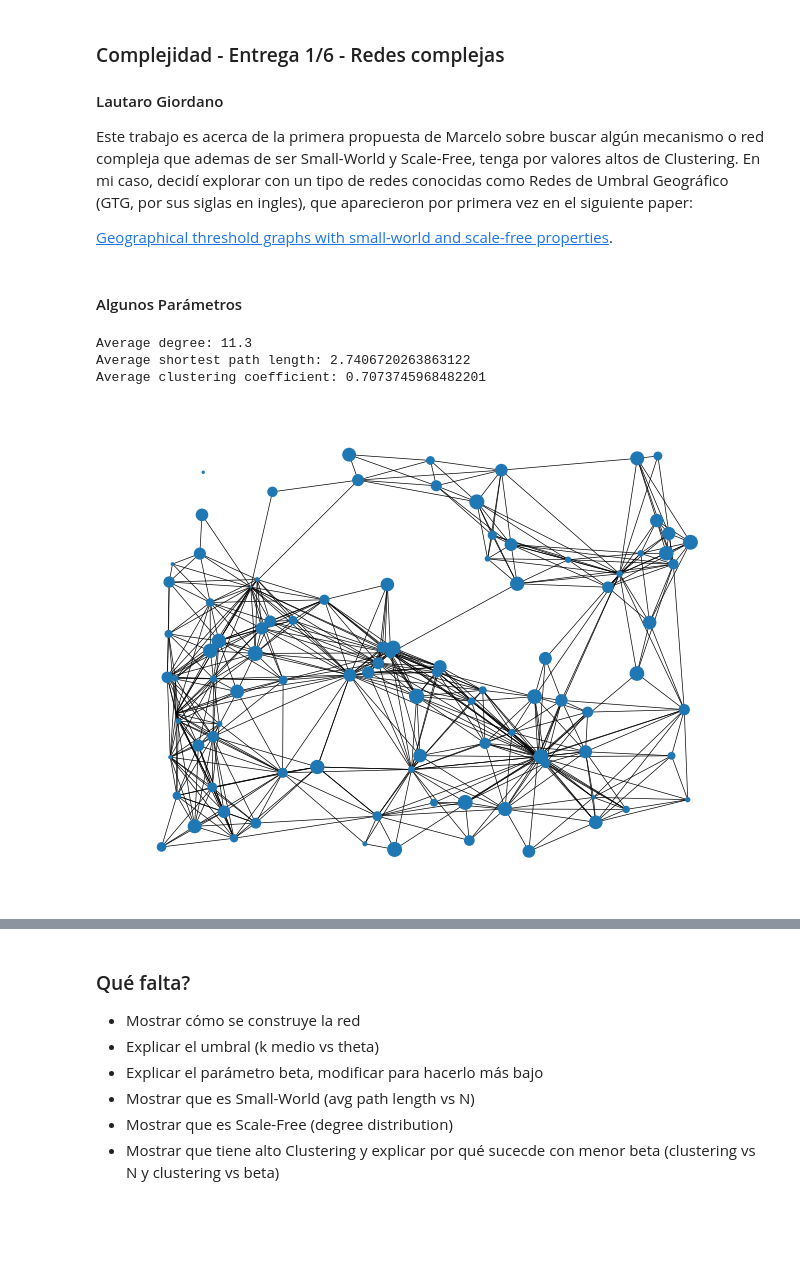
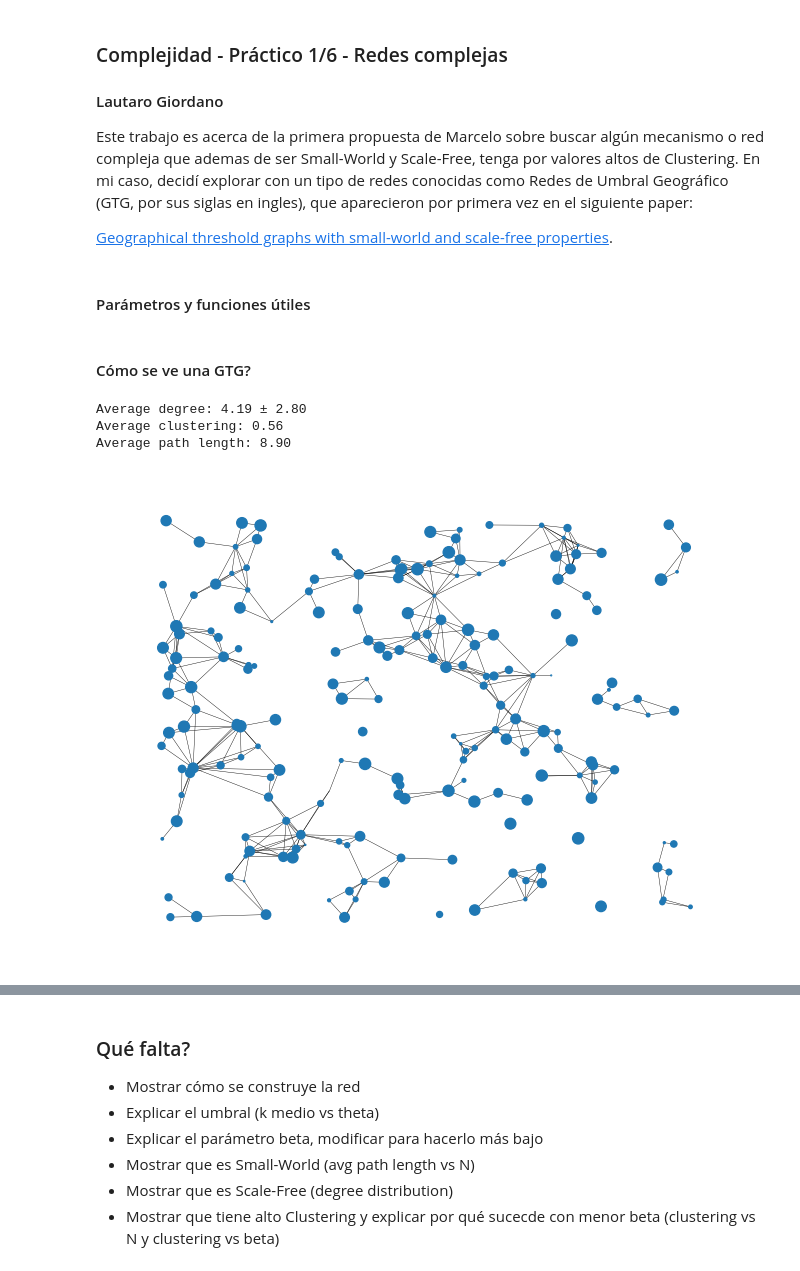
Before and after one commit to lautarogiordano/practicas-complejidad, a Jupyter notebook: p1-redes/redes.ipynb, the cells around one changed output, grey strips where cells are left out. Saved outputs shown, nothing was run; the diff lists cells and outputs as text; code cells hidden in the pictures; blank space fills up the shorter version.

```diff
--- a/p1-redes/redes.ipynb
+++ b/p1-redes/redes.ipynb
@@ -1,5 +1,5 @@
 # %% [markdown]
-### Complejidad - Entrega 1/6 - Redes complejas
+### Complejidad - Práctico 1/6 - Redes complejas
 #### Lautaro Giordano
 Este trabajo es acerca de la primera propuesta de Marcelo sobre buscar algún mecanismo o red compleja que ademas de ser Small-World y Scale-Free, tenga por valores altos de Clustering. En mi caso, decidí explorar con un tipo de redes conocidas como Redes de Umbral Geográfico (GTG, por sus siglas en ingles), que aparecieron por primera vez en el siguiente paper:
 
@@ -9,31 +9,48 @@ import numpy as np
 import matplotlib.pyplot as plt
 import networkx as nx
 # %% [markdown]
-#### Algunos Parámetros
+#### Parámetros y funciones útiles
 # %%
-N = 100
-theta = 50
+N = 200
+theta = 300
 
 def plot_network(G):
     pos = nx.get_node_attributes(G, 'pos')
     size = list(nx.get_node_attributes(G, 'weight'))
-    nx.draw(G, pos, node_size=size, width=.5)
+    size = [s/3 for s in size]
+    nx.draw(G, pos, node_size=size, width=.3)
     plt.show()
 
-def print_network_info(G, ensemble=False):
+def print_network_info(G, verbose=False):
     Gcc = sorted(nx.connected_components(G), key=len, reverse=True)
     G0 = G.subgraph(Gcc[0])
 
-    print("Average degree:", sum(dict(G.degree()).values())/G.number_of_nodes())
-    print("Average shortest path length:", nx.average_shortest_path_length(G0))
-    print("Average clustering coefficient:", nx.average_clustering(G))
+    avg_degree, std_degree = np.mean(list(dict(G.degree()).values())), np.std(list(dict(G.degree()).values()))
+    avg_clustering = nx.average_clustering(G)
+    avg_shortest_path = nx.average_shortest_path_length(G0)
 
-G = nx.geographical_threshold_graph(N, theta=theta, seed=2)
+    if verbose:
+        print(f'Average degree: {avg_degree:.2f} ± {std_degree:.2f}')
+        print(f'Average clustering: {avg_clustering:.2f}')
+        print(f'Average path length: {avg_shortest_path:.2f}')
 
-print_network_info(G)
-plot_network(G)
+    return avg_degree, std_degree, avg_clustering, avg_shortest_path
+
+beta = .35
+def r_beta(x):
+    return x**-beta
+
+def r_0(x):
+    return 1
-# %% [output]
-Average degree: 11.3
-Average shortest path length: 2.7406720263863122
-Average clustering coefficient: 0.7073745968482201
-[figure, removed]
+# %% [markdown]
+#### Cómo se ve una GTG?
+# %%
+G = nx.geographical_threshold_graph(N, theta=theta, seed=10)
+
+print_network_info(G, verbose=True)
+plot_network(G)
+# %% [output]
+Average degree: 4.19 ± 2.80
+Average clustering: 0.56
+Average path length: 8.90
+[figure, added]
```
Also changed, not shown: parts of 6 cells of this notebook, 1 other file.
